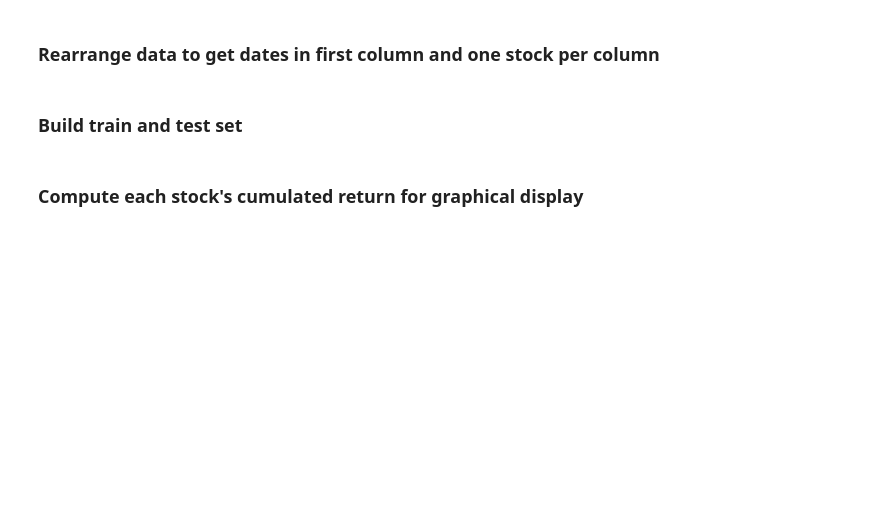
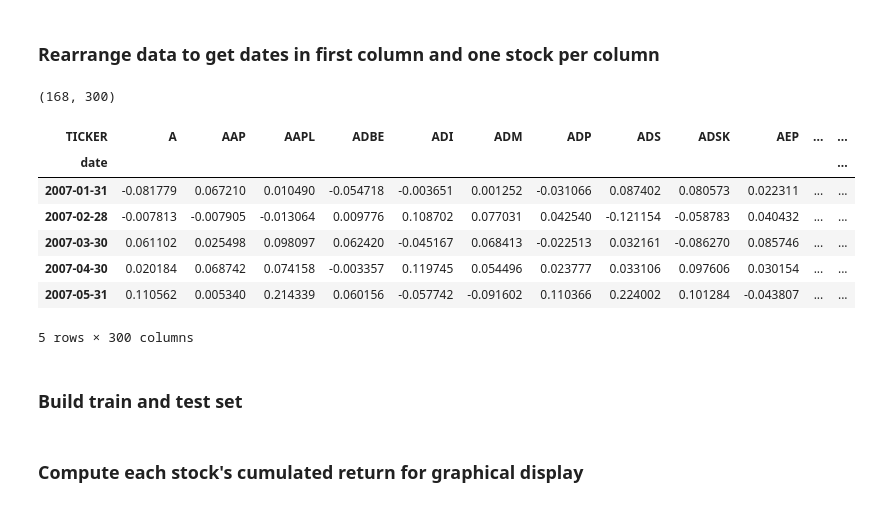
Before and after one commit to AEmanuelli/AMAL_Sorbonne_2024, a Jupyter notebook: PSL Week/Jour 1/Stock sampling/Stock sampling using k-means - tutorial version.ipynb, the cells around one changed output. Saved outputs shown, nothing was run; the diff lists cells and outputs as text; code cells hidden in the pictures; blank space fills up the shorter version.

```diff
--- a/PSL Week/Jour 1/Stock sampling/Stock sampling using k-means - tutorial version.ipynb
+++ b/PSL Week/Jour 1/Stock sampling/Stock sampling using k-means - tutorial version.ipynb
@@ -30,9 +45,19 @@ sectors.head()
 # %% [markdown]
 ### Rearrange data to get dates in first column and one stock per column
 # %%
-df1 = # insert code here
+df1 = df.pivot_table(index ='date', columns = 'TICKER', values = 'RET')
 print(df1.shape)
 df1.head()
+# %% [output]
+(168, 300)
+| TICKER | A | AAP | AAPL | ADBE | ADI | ADM | ADP | ADS | ADSK | AEP | ... | ... |
+| date |  |  |  |  |  |  |  |  |  |  |  | ... |
+| 2007-01-31 | -0.081779 | 0.067210 | 0.010490 | -0.054718 | -0.003651 | 0.001252 | -0.031066 | 0.087402 | 0.080573 | 0.022311 | ... | ... |
+| 2007-02-28 | -0.007813 | -0.007905 | -0.013064 | 0.009776 | 0.108702 | 0.077031 | 0.042540 | -0.121154 | -0.058783 | 0.040432 | ... | ... |
+| 2007-03-30 | 0.061102 | 0.025498 | 0.098097 | 0.062420 | -0.045167 | 0.068413 | -0.022513 | 0.032161 | -0.086270 | 0.085746 | ... | ... |
+| 2007-04-30 | 0.020184 | 0.068742 | 0.074158 | -0.003357 | 0.119745 | 0.054496 | 0.023777 | 0.033106 | 0.097606 | 0.030154 | ... | ... |
+| 2007-05-31 | 0.110562 | 0.005340 | 0.214339 | 0.060156 | -0.057742 | -0.091602 | 0.110366 | 0.224002 | 0.101284 | -0.043807 | ... | ... |
+5 rows × 300 columns
 # %% [markdown]
 ### Build train and test set
 # %%
```
Also changed, not shown: parts of 26 cells of this notebook, 2 other files.
